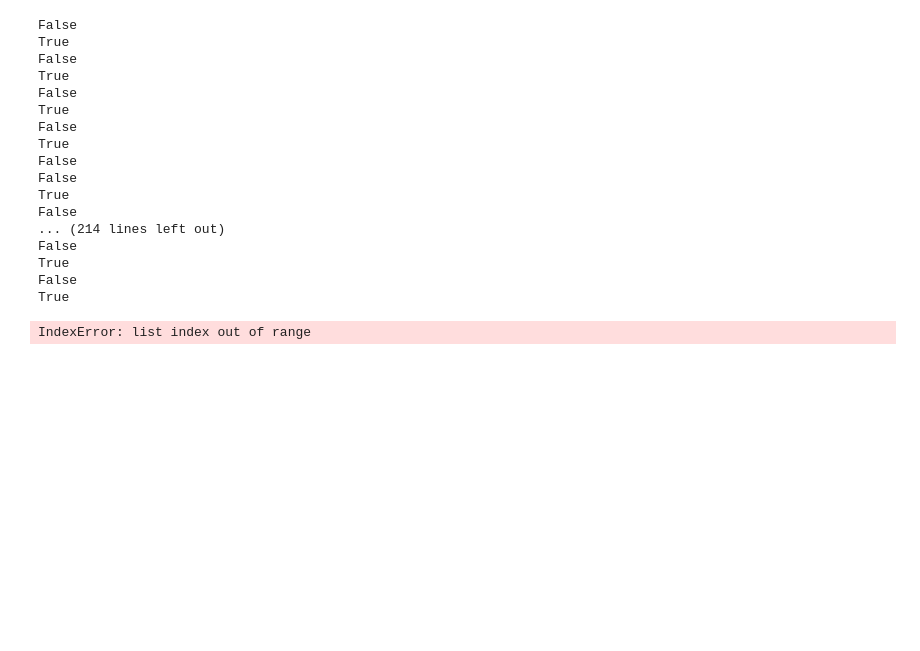
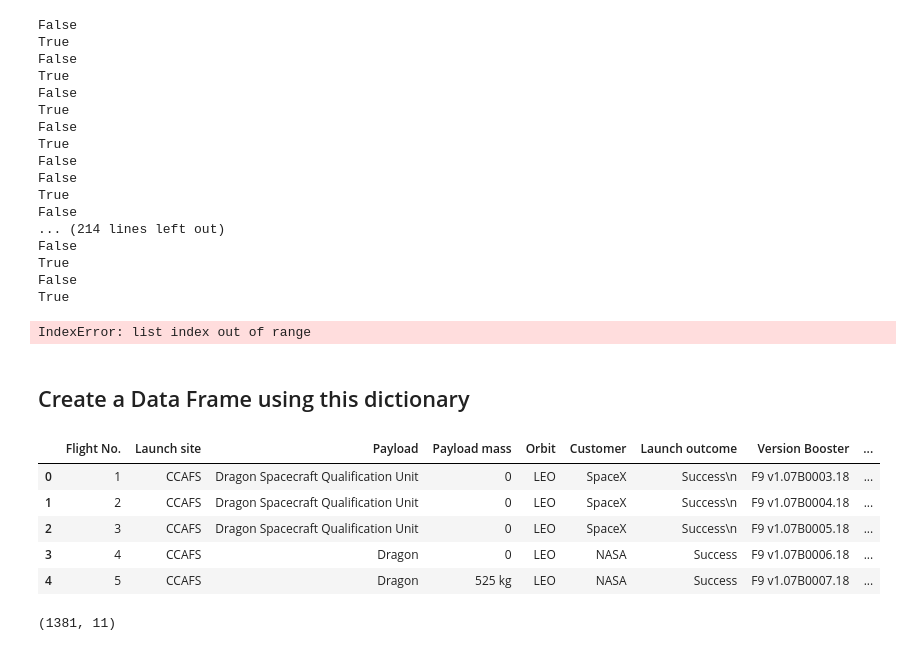
Before and after one commit to Hasan082/AI_and_Machine_learning, a Jupyter notebook: machien_learning/Applied Data Science Capstone/Web_scraping_Falcon_9_and_Falcon_Heavy_Launches_Records_from_Wikipedia.ipynb, the cells around one changed output. Drawn from its saved outputs; the diff is of its cells as text; code cells hidden in the pictures; blank space fills up the shorter version.

Commit message:
Added data to csv

```diff
--- a/machien_learning/Applied Data Science Capstone/Web_scraping_Falcon_9_and_Falcon_Heavy_Launches_Records_from_Wikipedia.ipynb
+++ b/machien_learning/Applied Data Science Capstone/Web_scraping_Falcon_9_and_Falcon_Heavy_Launches_Records_from_Wikipedia.ipynb
@@ -254,3 +254,20 @@ True
 False
 True
 IndexError: list index out of range
+# %% [markdown]
+## Create a Data Frame using this dictionary
+# %%
+df= pd.DataFrame({ key:pd.Series(value) for key, value in launch_dict.items() })
+# %%
+df.head()
+# %% [output]
+|  | Flight No. | Launch site | Payload | Payload mass | Orbit | Customer | Launch outcome | Version Booster | ... |
+| 0 | 1 | CCAFS | Dragon Spacecraft Qualification Unit | 0 | LEO | SpaceX | Success\n | F9 v1.07B0003.18 | ... |
+| 1 | 2 | CCAFS | Dragon Spacecraft Qualification Unit | 0 | LEO | SpaceX | Success\n | F9 v1.07B0004.18 | ... |
+| 2 | 3 | CCAFS | Dragon Spacecraft Qualification Unit | 0 | LEO | SpaceX | Success\n | F9 v1.07B0005.18 | ... |
+| 3 | 4 | CCAFS | Dragon | 0 | LEO | NASA | Success | F9 v1.07B0006.18 | ... |
+| 4 | 5 | CCAFS | Dragon | 525 kg | LEO | NASA | Success | F9 v1.07B0007.18 | ... |
+# %%
+df.shape
+# %% [output]
+(1381, 11)
```
Also changed, not shown: parts of 3 cells of this notebook, 1 other file.
